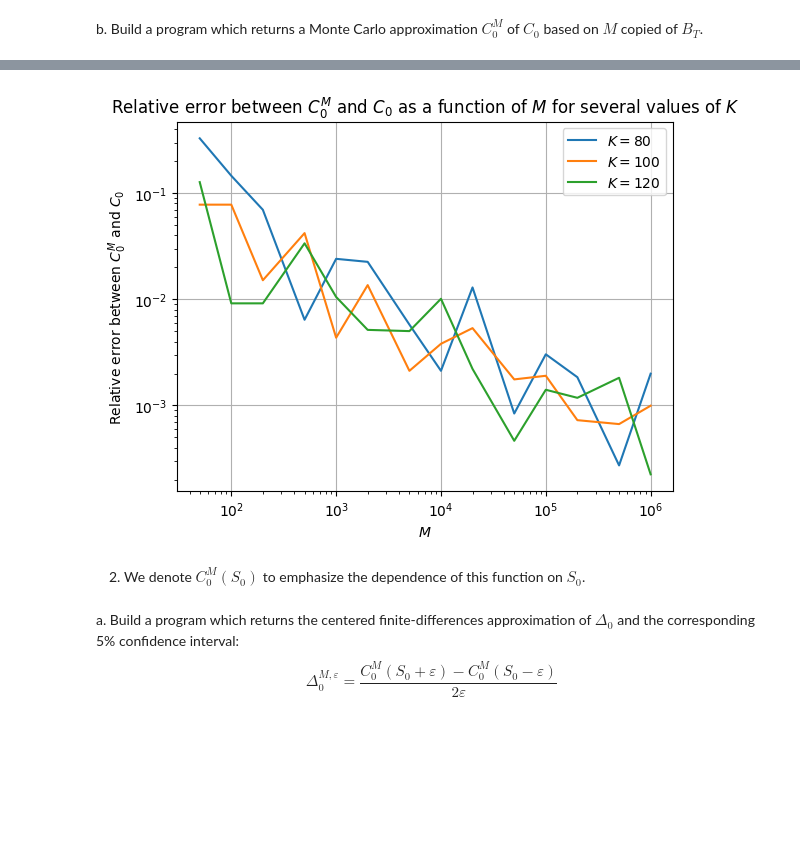
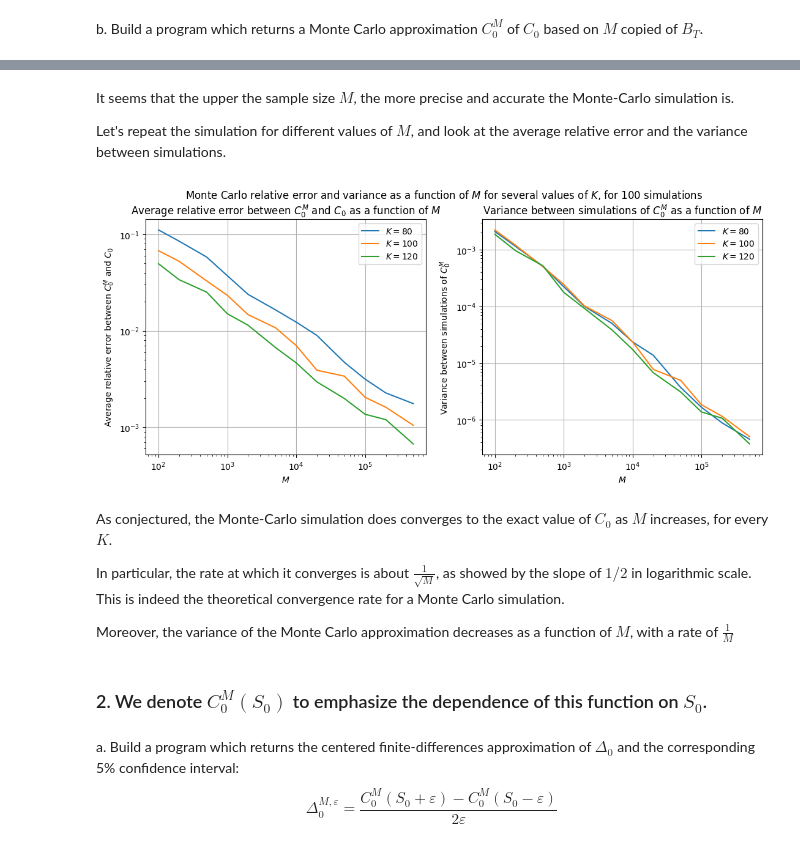
Before and after one commit to lucas-levy/stochastic-calculus, a Jupyter notebook: cps3-MonteCarlo/cps3_1_levy.ipynb, the cells around one changed output, grey strips where cells are left out. Drawn from its saved outputs; the diff is of its cells as text; code cells hidden in the pictures; blank space fills up the shorter version.

```diff
--- a/cps3-MonteCarlo/cps3_1_levy.ipynb
+++ b/cps3-MonteCarlo/cps3_1_levy.ipynb
@@ -93,24 +110,56 @@ plt.show()
-# %%
-M = [50, 100, 200, 500, 1000, 2000, 5000, 10000, 20000, 50000, 100000, 200000, 500000, 1000000]
-
-for K in [80, 100, 120]:
-
-    CM = np.array([CM_0(r, sigma, S_0, T, K, m) for m in M])
-    relative_error = abs(CM - C_0(r, sigma, S_0, T, K))/C_0(r, sigma, S_0, T, K)
-    plt.plot(M, relative_error, label=f"$K={K}$")
-
-plt.xscale("log")
-plt.xlabel("$M$")
-plt.yscale("log")
-plt.ylabel("Relative error between $C^M_0$ and $C_0$")
-plt.title("Relative error between $C^M_0$ and $C_0$ as a function of $M$ for several values of $K$")
-plt.grid()
-plt.legend()
-plt.show()
-# %% [output]
-[figure, removed]
+# %% [markdown]
+It seems that the upper the sample size $M$, the more precise and accurate the Monte-Carlo simulation is.
+
+Let's repeat the simulation for different values of $M$, and look at the average relative error and the variance between simulations.
+# %%
+fig, (ax1, ax2) = plt.subplots(1, 2, sharex=True, figsize=(13, 5))
+
+M = [100, 200, 500, 1000, 2000, 5000, 10000, 20000, 50000, 100000, 200000, 500000]
+N_SIMUS = 100
+
+for k in [80, 100, 120]:
+
+    C0 = C_0(R, SIGMA, S_0, T, k)
+
+    # For each value of M and K, we repeat several times the simulation
+    MC_simulations = np.zeros((N_SIMUS, len(M)))
+    for i in range(N_SIMUS):
+        MC_simulations[i] = np.array([CM_0(R, SIGMA, S_0, T, k, m) for m in M])
+
+    average_relative_error = np.mean(abs(MC_simulations - C0)/C0, axis=0)
+    simulations_variance = np.var(MC_simulations, axis=0)
+
+    ax1.plot(M, average_relative_error, label=f"$K={k}$")
+    ax2.plot(M, simulations_variance, label=f"$K={k}$")
+
+ax1.set_xscale("log")
+ax1.set_yscale("log")
+ax1.set_xlabel("$M$")
+ax1.set_ylabel("Average relative error between $C^M_0$ and $C_0$")
+ax1.set_title("Average relative error between $C^M_0$ and $C_0$ as a function of $M$")
+ax1.grid()
+ax1.legend()
+
+ax2.set_xscale("log")
+ax2.set_yscale("log")
+ax2.set_xlabel("$M$")
+ax2.set_ylabel("Variance between simulations of $C^M_0$")
+ax2.set_title("Variance between simulations of $C^M_0$ as a function of $M$")
+ax2.grid()
+ax2.legend()
+
+fig.suptitle(f"Monte Carlo relative error and variance as a function of $M$ for several values of $K$, for ${N_SIMUS}$ simulations")
+plt.show()
+# %% [output]
+[figure, added]
+# %% [markdown]
+As conjectured, the Monte-Carlo simulation does converges to the exact value of $C_0$ as $M$ increases, for every $K$.
+
+In particular, the rate at which it converges is about $\frac{1}{\sqrt M}$, as showed by the slope of $1/2$ in logarithmic scale. This is indeed the theoretical convergence rate for a Monte Carlo simulation.
+
+Moreover, the variance of the Monte Carlo approximation decreases as a function of $M$, with a rate of $\frac{1}{M}$
 # %% [markdown]
-2. We denote $C^M_0(S_0)$ to emphasize the dependence of this function on $S_0$.
+### 2. We denote $C^M_0(S_0)$ to emphasize the dependence of this function on $S_0$.
 # %% [markdown]
 a. Build a program which returns the centered finite-differences approximation of $\Delta_0$ and the corresponding 5% confidence interval:
 $$\Delta^{M,\varepsilon}_0 = \frac{C_0^M(S_0+\varepsilon) - C_0^M(S_0-\varepsilon)}{2\varepsilon}$$
```
Also changed, not shown: parts of 26 cells of this notebook, 2 other files.
